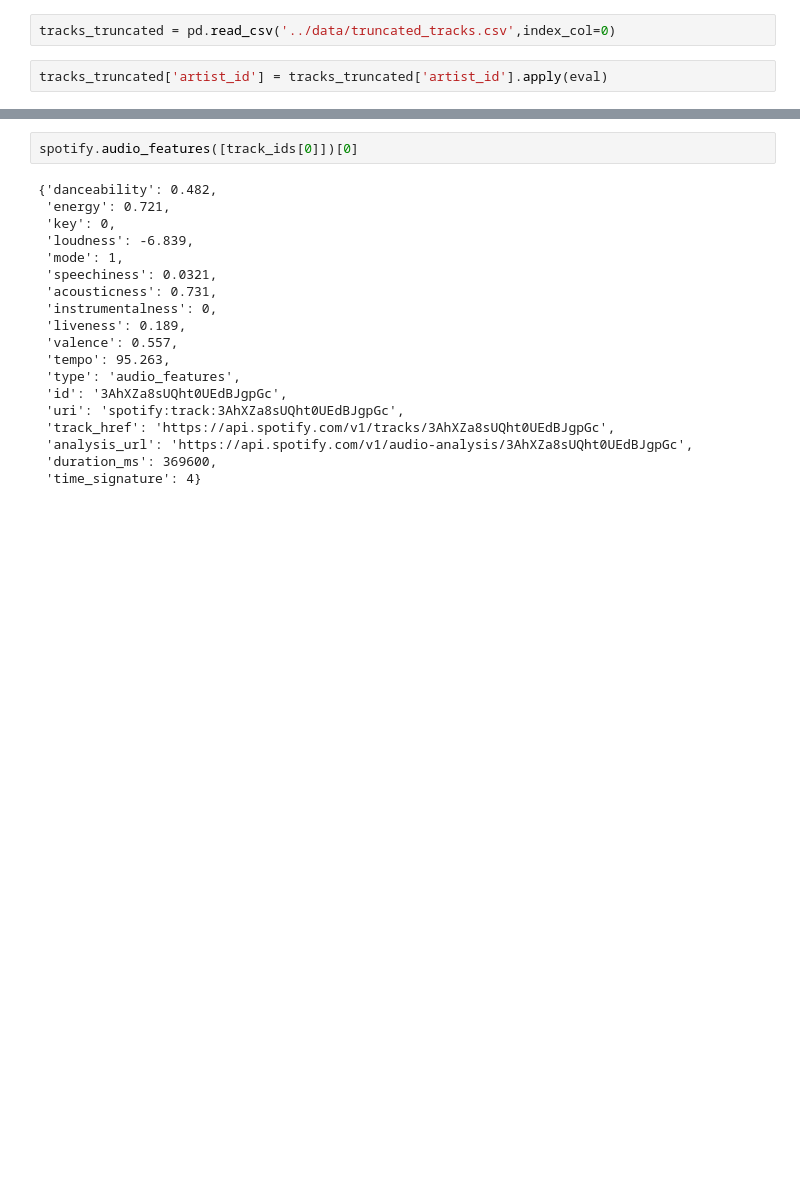
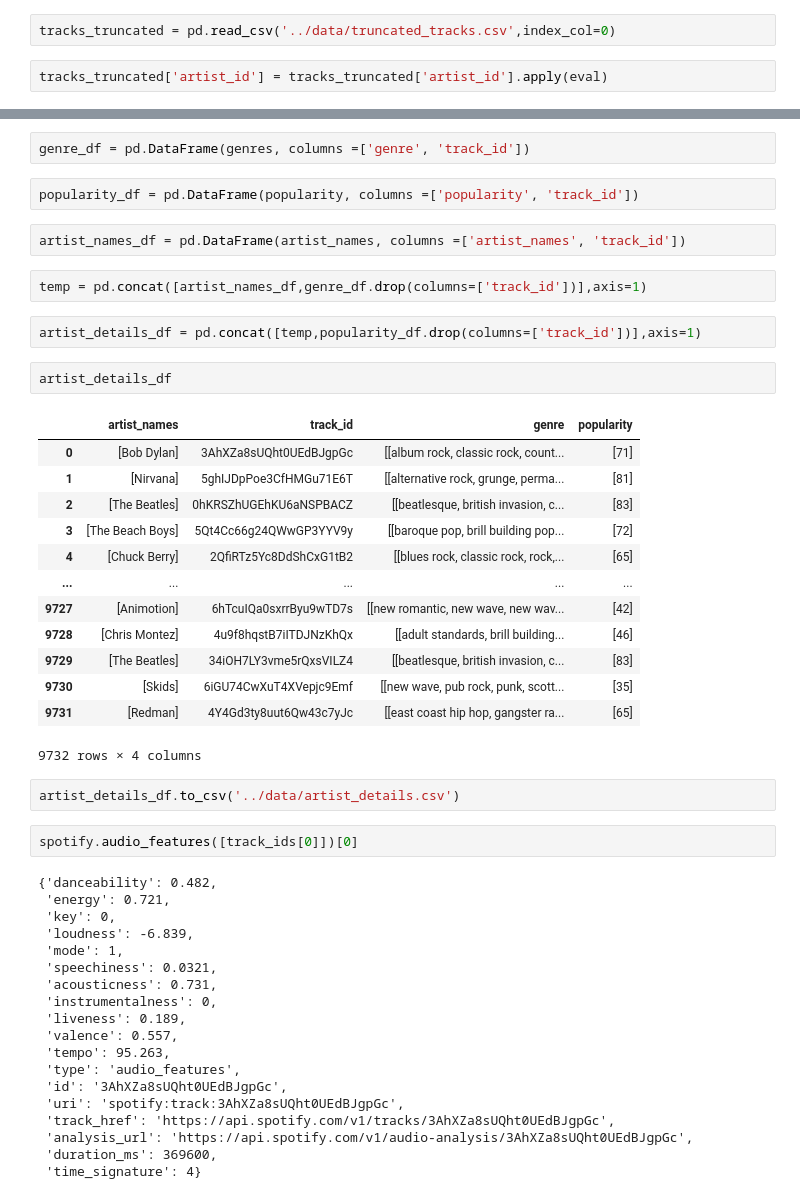
Before and after one commit to vatshivam/Novel_Song_Recommender, a Jupyter notebook: notebooks/extraction_api.ipynb, the cells around one changed output, grey strips where cells are left out. Cells and saved outputs as stored; diff of their text form; blank space fills up the shorter version.

Commit message:
Created artist details csv file

```diff
--- a/notebooks/extraction_api.ipynb
+++ b/notebooks/extraction_api.ipynb
@@ -243,3 +175,31 @@ KeyError: 'album'
+# %%
+genre_df = pd.DataFrame(genres, columns =['genre', 'track_id'])
+# %%
+popularity_df = pd.DataFrame(popularity, columns =['popularity', 'track_id'])
+# %%
+artist_names_df = pd.DataFrame(artist_names, columns =['artist_names', 'track_id'])
+# %%
+temp = pd.concat([artist_names_df,genre_df.drop(columns=['track_id'])],axis=1)
+# %%
+artist_details_df = pd.concat([temp,popularity_df.drop(columns=['track_id'])],axis=1)
+# %%
+artist_details_df
+# %% [output]
+|  | artist_names | track_id | genre | popularity |
+| 0 | [Bob Dylan] | 3AhXZa8sUQht0UEdBJgpGc | [[album rock, classic rock, count... | [71] |
+| 1 | [Nirvana] | 5ghIJDpPoe3CfHMGu71E6T | [[alternative rock, grunge, perma... | [81] |
+| 2 | [The Beatles] | 0hKRSZhUGEhKU6aNSPBACZ | [[beatlesque, british invasion, c... | [83] |
+| 3 | [The Beach Boys] | 5Qt4Cc66g24QWwGP3YYV9y | [[baroque pop, brill building pop... | [72] |
+| 4 | [Chuck Berry] | 2QfiRTz5Yc8DdShCxG1tB2 | [[blues rock, classic rock, rock,... | [65] |
+| ... | ... | ... | ... | ... |
+| 9727 | [Animotion] | 6hTcuIQa0sxrrByu9wTD7s | [[new romantic, new wave, new wav... | [42] |
+| 9728 | [Chris Montez] | 4u9f8hqstB7iITDJNzKhQx | [[adult standards, brill building... | [46] |
+| 9729 | [The Beatles] | 34iOH7LY3vme5rQxsVILZ4 | [[beatlesque, british invasion, c... | [83] |
+| 9730 | [Skids] | 6iGU74CwXuT4XVepjc9Emf | [[new wave, pub rock, punk, scott... | [35] |
+| 9731 | [Redman] | 4Y4Gd3ty8uut6Qw43c7yJc | [[east coast hip hop, gangster ra... | [65] |
+9732 rows × 4 columns
+# %%
+artist_details_df.to_csv('../data/artist_details.csv')
 # %%
 spotify.audio_features([track_ids[0]])[0]
 # %% [output]
```
Also changed, not shown: parts of 10 cells of this notebook, 3 other files.
